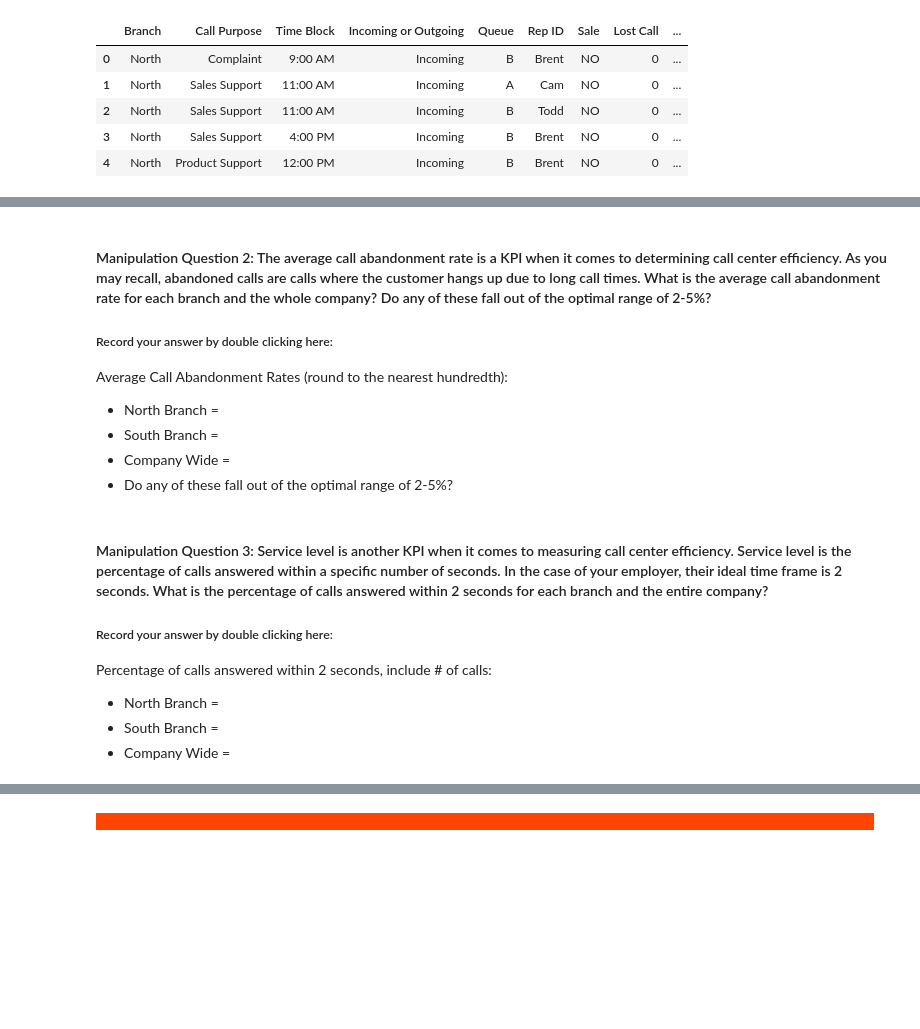
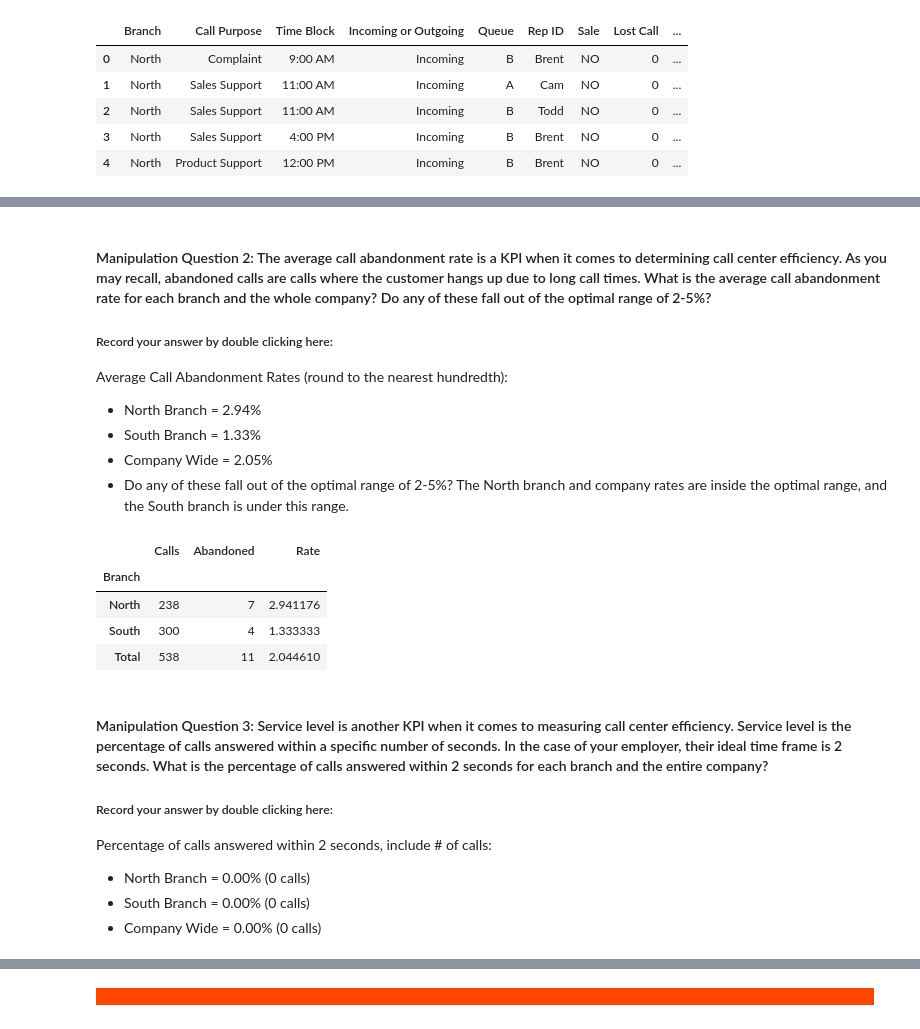
Before and after one commit to mtngrl1916/call-center-cleanup-assignment, a Jupyter notebook: Call_Center_Cleanup.ipynb, the cells around one changed output, grey strips where cells are left out. Cells and saved outputs as stored; diff of their text form; code cells hidden in the pictures; blank space fills up the shorter version.

```diff
--- a/Call_Center_Cleanup.ipynb
+++ b/Call_Center_Cleanup.ipynb
@@ -358,18 +393,31 @@ Rep with the hightest number of calls and their total calls:
 #### Manipulation Question 2:  The average call abandonment rate is a KPI when it comes to determining call center efficiency. As you may recall, abandoned calls are calls where the customer hangs up due to long call times. What is the average call abandonment rate for each branch and the whole company? Do any of these fall out of the optimal range of 2-5%?
 ##### Record your answer by double clicking here:
 Average Call Abandonment Rates (round to the nearest hundredth):
-- North Branch =
-- South Branch =
-- Company Wide =
-- Do any of these fall out of the optimal range of 2-5%?
+- North Branch = 2.94%
+- South Branch = 1.33%
+- Company Wide = 2.05%
+- Do any of these fall out of the optimal range of 2-5%? The North branch and company rates are inside the optimal range, and the South branch is under this range.
 # %%
-# Code Used
-# Add Additional Cells as needed.
+# group the company table by Branch and aggregate the sum of the Calls and Abandoned columns
+abandoned_records = df.groupby(['Branch']).agg({'Calls':'sum','Abandoned':'sum'})
+
+# Add a Total row with a sum of each column
+abandoned_records.loc['Total'] = abandoned_records.sum()
+
+# Add a Rate column with the percentage of abandoned calls
+abandoned_records['Rate'] = abandoned_records['Abandoned'] / abandoned_records['Calls'] * 100
+abandoned_records
+# %% [output]
+|  | Calls | Abandoned | Rate |
+| Branch |  |  |  |
+| North | 238 | 7 | 2.941176 |
+| South | 300 | 4 | 1.333333 |
+| Total | 538 | 11 | 2.044610 |
 # %% [markdown]
 #### Manipulation Question 3:  Service level is another KPI when it comes to measuring call center efficiency. Service level is the percentage of calls answered within a specific number of seconds. In the case of your employer, their ideal time frame is 2 seconds. What is the percentage of calls answered within 2 seconds for each branch and the entire company?
 ##### Record your answer by double clicking here:
 Percentage of calls answered within 2 seconds, include # of calls:
-- North Branch =
-- South Branch =
-- Company Wide =
+- North Branch = 0.00% (0 calls)
+- South Branch = 0.00% (0 calls)
+- Company Wide = 0.00% (0 calls)
 # %%
```
Also changed, not shown: parts of 46 cells of this notebook.
